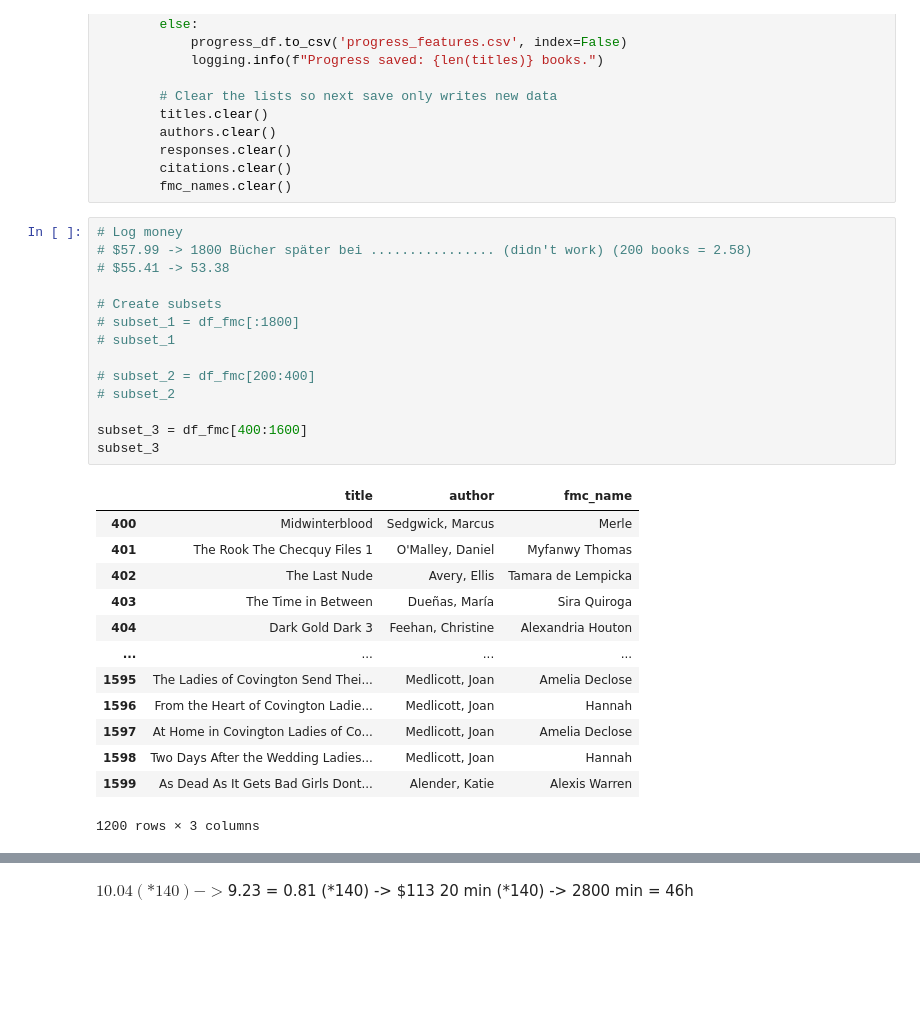
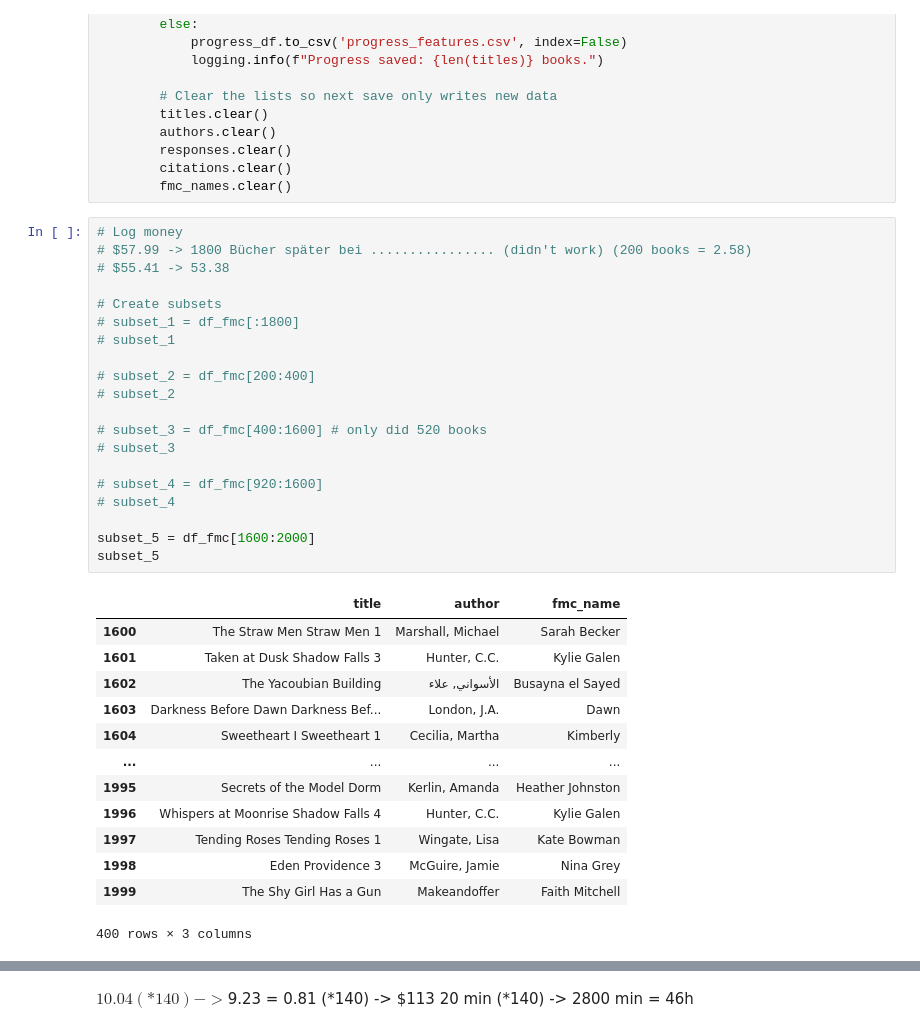
Before and after one commit to skratzke/thesis, a Jupyter notebook: 2.6 features json.ipynb, the cells around one changed output, grey strips where cells are left out. Cells and saved outputs as stored; diff of their text form; blank space fills up the shorter version.

Commit message:
4th + 5th subset

```diff
--- a/2.6 features json.ipynb
+++ b/2.6 features json.ipynb
@@ -193,31 +193,37 @@ def save_progress():
 # %%
 # Log money
 # $57.99 -> 1800 Bücher später bei ................ (didn't work) (200 books = 2.58)
 # $55.41 -> 53.38
 
 # Create subsets
 # subset_1 = df_fmc[:1800]
 # subset_1
 
 # subset_2 = df_fmc[200:400]
 # subset_2
 
-subset_3 = df_fmc[400:1600]
-subset_3
+# subset_3 = df_fmc[400:1600] # only did 520 books
+# subset_3
+
+# subset_4 = df_fmc[920:1600]
+# subset_4
+
+subset_5 = df_fmc[1600:2000]
+subset_5
 # %% [output]
 |  | title | author | fmc_name |
-| 400 | Midwinterblood | Sedgwick, Marcus | Merle |
-| 401 | The Rook The Checquy Files 1 | O'Malley, Daniel | Myfanwy Thomas |
-| 402 | The Last Nude | Avery, Ellis | Tamara de Lempicka |
-| 403 | The Time in Between | Dueñas, María | Sira Quiroga |
-| 404 | Dark Gold Dark 3 | Feehan, Christine | Alexandria Houton |
+| 1600 | The Straw Men Straw Men 1 | Marshall, Michael | Sarah Becker |
+| 1601 | Taken at Dusk Shadow Falls 3 | Hunter, C.C. | Kylie Galen |
+| 1602 | The Yacoubian Building | الأسواني, علاء | Busayna el Sayed |
+| 1603 | Darkness Before Dawn Darkness Bef... | London, J.A. | Dawn |
+| 1604 | Sweetheart I Sweetheart 1 | Cecilia, Martha | Kimberly |
 | ... | ... | ... | ... |
-| 1595 | The Ladies of Covington Send Thei... | Medlicott, Joan | Amelia Declose |
-| 1596 | From the Heart of Covington Ladie... | Medlicott, Joan | Hannah |
-| 1597 | At Home in Covington Ladies of Co... | Medlicott, Joan | Amelia Declose |
-| 1598 | Two Days After the Wedding Ladies... | Medlicott, Joan | Hannah |
-| 1599 | As Dead As It Gets Bad Girls Dont... | Alender, Katie | Alexis Warren |
+| 1995 | Secrets of the Model Dorm | Kerlin, Amanda | Heather Johnston |
+| 1996 | Whispers at Moonrise Shadow Falls 4 | Hunter, C.C. | Kylie Galen |
+| 1997 | Tending Roses Tending Roses 1 | Wingate, Lisa | Kate Bowman |
+| 1998 | Eden Providence 3 | McGuire, Jamie | Nina Grey |
+| 1999 | The Shy Girl Has a Gun | Makeandoffer | Faith Mitchell |
-1200 rows × 3 columns
+400 rows × 3 columns
 # %%
 start_time = time.time()
 
```
Also changed, not shown: parts of 2 cells of this notebook, 2 other files.
